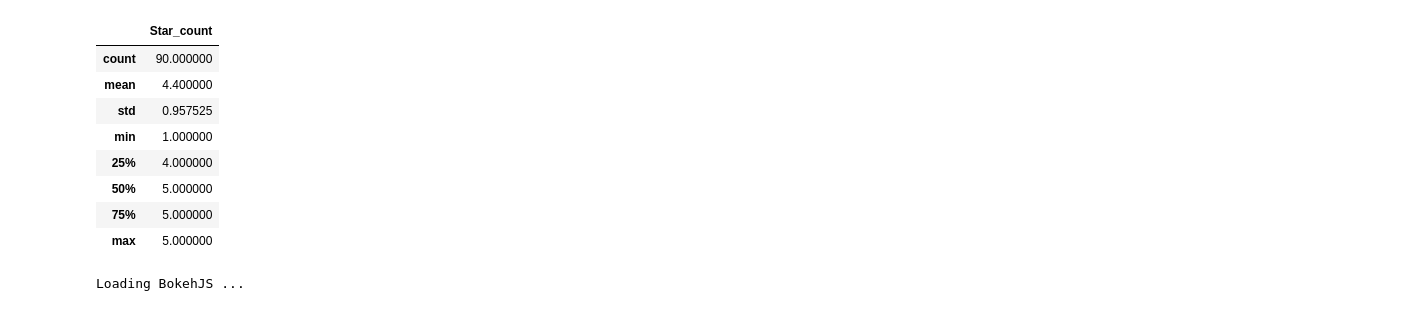
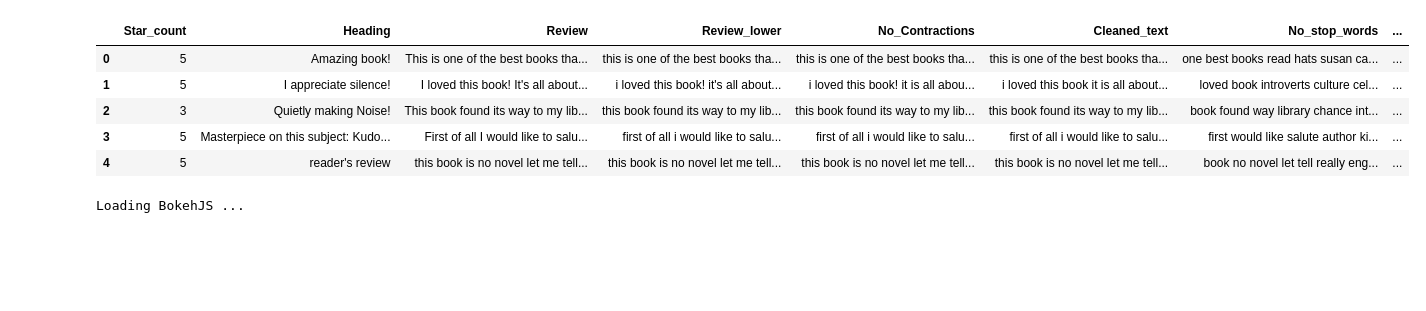
Before and after one commit to TheR2D3/Flipkart_Parser, a Jupyter notebook: Visualizer_V1.ipynb, the cells around one changed output. Cells and saved outputs as stored; diff of their text form; code cells hidden in the pictures; blank space fills up the shorter version.

Commit message:
Update text cleaning
Text cleaning and creating new df with review and heading

```diff
--- a/Visualizer_V1.ipynb
+++ b/Visualizer_V1.ipynb
@@ -8,18 +10,15 @@ from bokeh.models import  ColumnDataSource,Range1d, LabelSet, Label
 data_set = pd.read_csv('Outputs/Quiet_book.csv')
 # %%
 data_set_temp = data_set.copy()
-# %%
-data_set_temp.describe()
-# %% [output]
-|  | Star_count |
-| count | 90.000000 |
-| mean | 4.400000 |
-| std | 0.957525 |
-| min | 1.000000 |
-| 25% | 4.000000 |
-| 50% | 5.000000 |
-| 75% | 5.000000 |
-| max | 5.000000 |
+# %%
+data_set_temp.head(5)
+# %% [output]
+|  | Star_count | Heading | Review | Review_lower | No_Contractions | Cleaned_text | No_stop_words | ... |
+| 0 | 5 | Amazing book! | This is one of the best books tha... | this is one of the best books tha... | this is one of the best books tha... | this is one of the best books tha... | one best books read hats susan ca... | ... |
+| 1 | 5 | I appreciate silence! | I loved this book! It's all about... | i loved this book! it's all about... | i loved this book! it is all abou... | i loved this book it is all about... | loved book introverts culture cel... | ... |
+| 2 | 3 | Quietly making Noise! | This book found its way to my lib... | this book found its way to my lib... | this book found its way to my lib... | this book found its way to my lib... | book found way library chance int... | ... |
+| 3 | 5 | Masterpiece on this subject: Kudo... | First of all I would like to salu... | first of all i would like to salu... | first of all i would like to salu... | first of all i would like to salu... | first would like salute author ki... | ... |
+| 4 | 5 | reader's review | this book is no novel let me tell... | this book is no novel let me tell... | this book is no novel let me tell... | this book is no novel let me tell... | book no novel let tell really eng... | ... |
 # %%
 star_count = data_set_temp.groupby(['Star_count']).count()['Review']
 x_value=[1,2,3,4,5]
```
Also changed, not shown: parts of 14 cells of this notebook.
